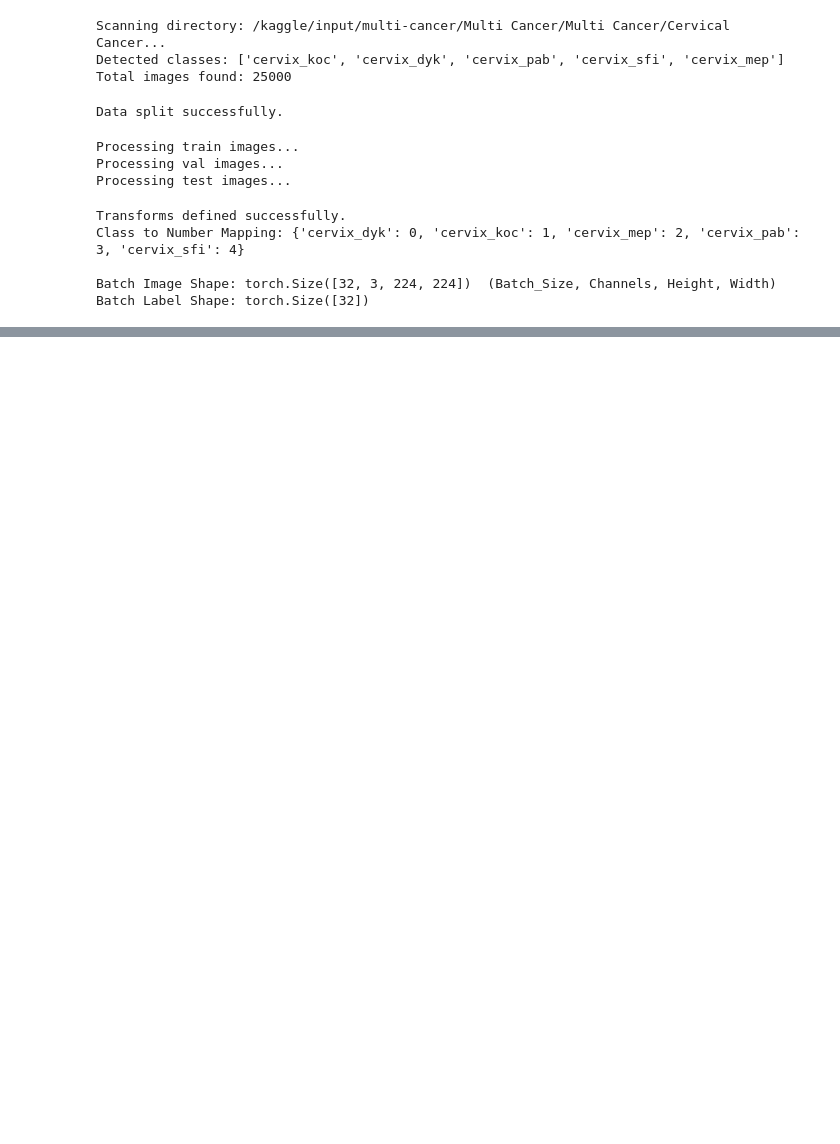
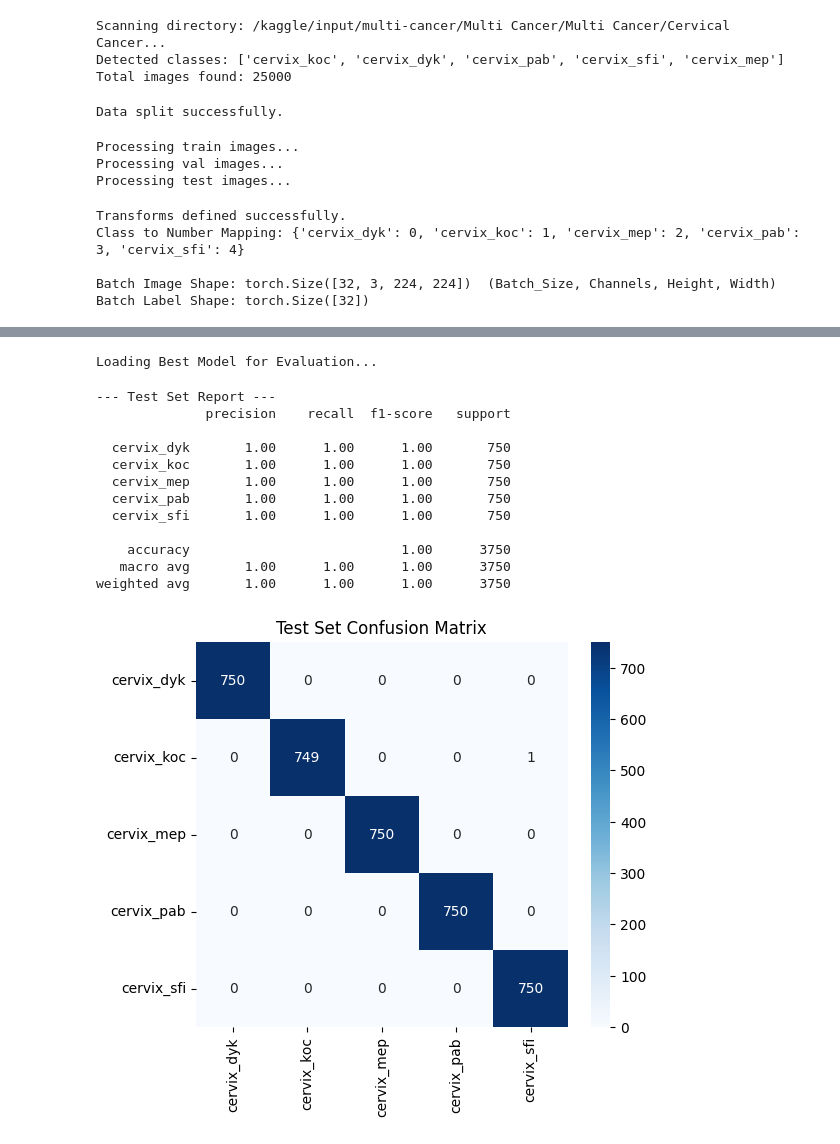
Before and after one commit to musafirzahid/MultiCancerDataset_CSE366_Project, a Jupyter notebook: All codes/custom-cnn.ipynb, the cells around one changed output, grey strips where cells are left out. Cells and saved outputs as stored; diff of their text form; code cells hidden in the pictures; blank space fills up the shorter version.

```diff
--- a/All codes/custom-cnn.ipynb
+++ b/All codes/custom-cnn.ipynb
@@ -288,0 +441,43 @@ criterion = nn.CrossEntropyLoss()
+# %%
+print("\nLoading Best Model for Evaluation...")
+checkpoint = torch.load(f"{checkpoints_path}/model.pt", map_location=device)
+model.load_state_dict(checkpoint["model_weight"])
+
+def evaluate(loader, name):
+    model.eval()
+    y_true, y_pred = [], []
+    with torch.no_grad():
+        for inputs, labels in tqdm(loader, desc=f"Evaluating {name}"):
+            inputs = inputs.to(device)
+            outputs = model(inputs)
+            _, predicted = torch.max(outputs, 1)
+            y_true.extend(labels.cpu().numpy())
+            y_pred.extend(predicted.cpu().numpy())
+
+    print(f"\n--- {name} Report ---")
+    print(classification_report(y_true, y_pred, target_names=list(train_dataset.label_map.keys())))
+
+    cm = confusion_matrix(y_true, y_pred)
+    plt.figure(figsize=(6,5))
+    sns.heatmap(cm, annot=True, fmt='d', cmap='Blues',
+                xticklabels=train_dataset.label_map.keys(),
+                yticklabels=train_dataset.label_map.keys())
+    plt.title(f'{name} Confusion Matrix')
+    plt.show()
+
+evaluate(test_dataloader, "Test Set")
+# %% [output]
+Loading Best Model for Evaluation...
+--- Test Set Report ---
+              precision    recall  f1-score   support
+
+  cervix_dyk       1.00      1.00      1.00       750
+  cervix_koc       1.00      1.00      1.00       750
+  cervix_mep       1.00      1.00      1.00       750
+  cervix_pab       1.00      1.00      1.00       750
+  cervix_sfi       1.00      1.00      1.00       750
+
+    accuracy                           1.00      3750
+   macro avg       1.00      1.00      1.00      3750
+weighted avg       1.00      1.00      1.00      3750
+[figure, added]
```
Also changed, not shown: parts of 5 cells of this notebook.
